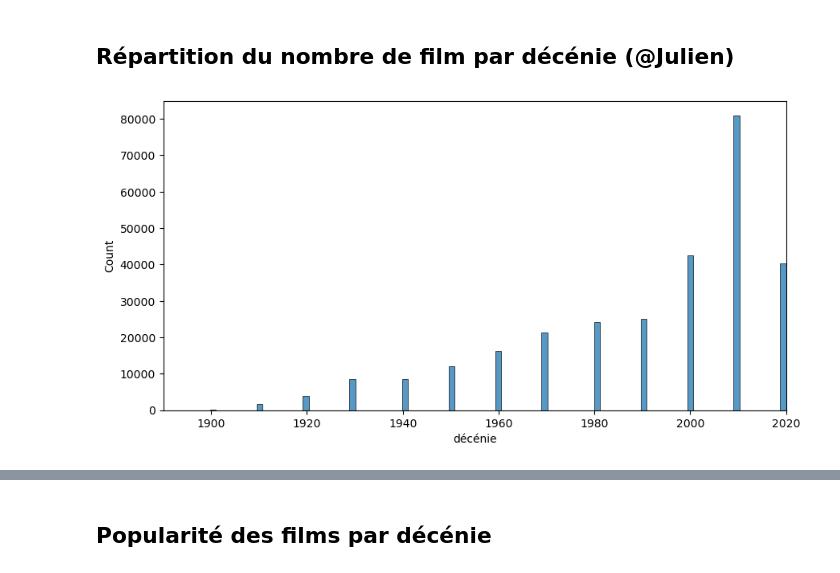
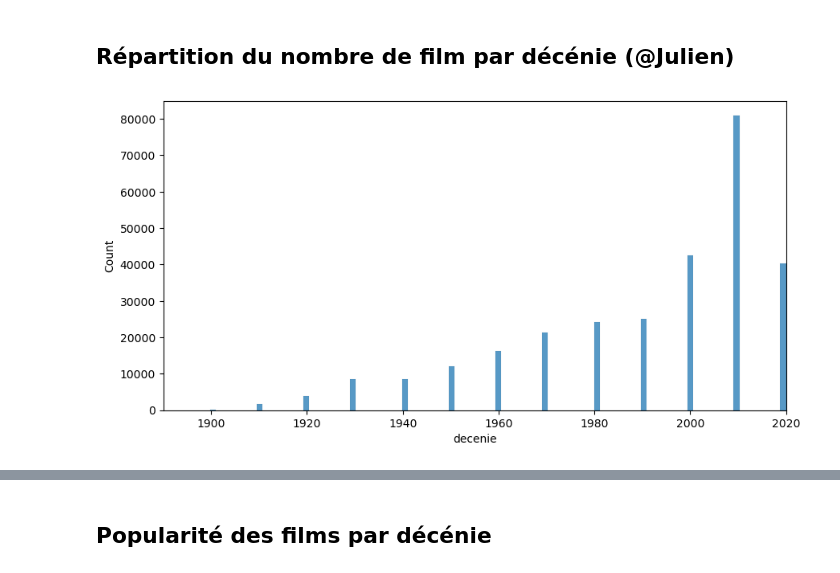
Before and after one commit to LunaGTN/film_recommendation_system, a Jupyter notebook: analyse.ipynb, the cells around one changed output, grey strips where cells are left out. Saved outputs shown, nothing was run; the diff lists cells and outputs as text; code cells hidden in the pictures.

```diff
--- a/analyse.ipynb
+++ b/analyse.ipynb
@@ -17,8 +17,8 @@ df_top10_real_note2 = pd.read_csv("top10_real_note2.csv")
 ## Répartition du nombre de film par décénie (@Julien)
 # %%
 plt.figure(figsize=(10,5))
-sns.histplot(data=df_film, x="décénie")
+sns.histplot(data=df_film, x="decenie")
 plt.xlim(1890,2020)
 plt.show()
 # %% [output]
-[figure, old version]
+[figure, new version]
```
Also changed, not shown: parts of 9 cells of this notebook, 1 other file.
